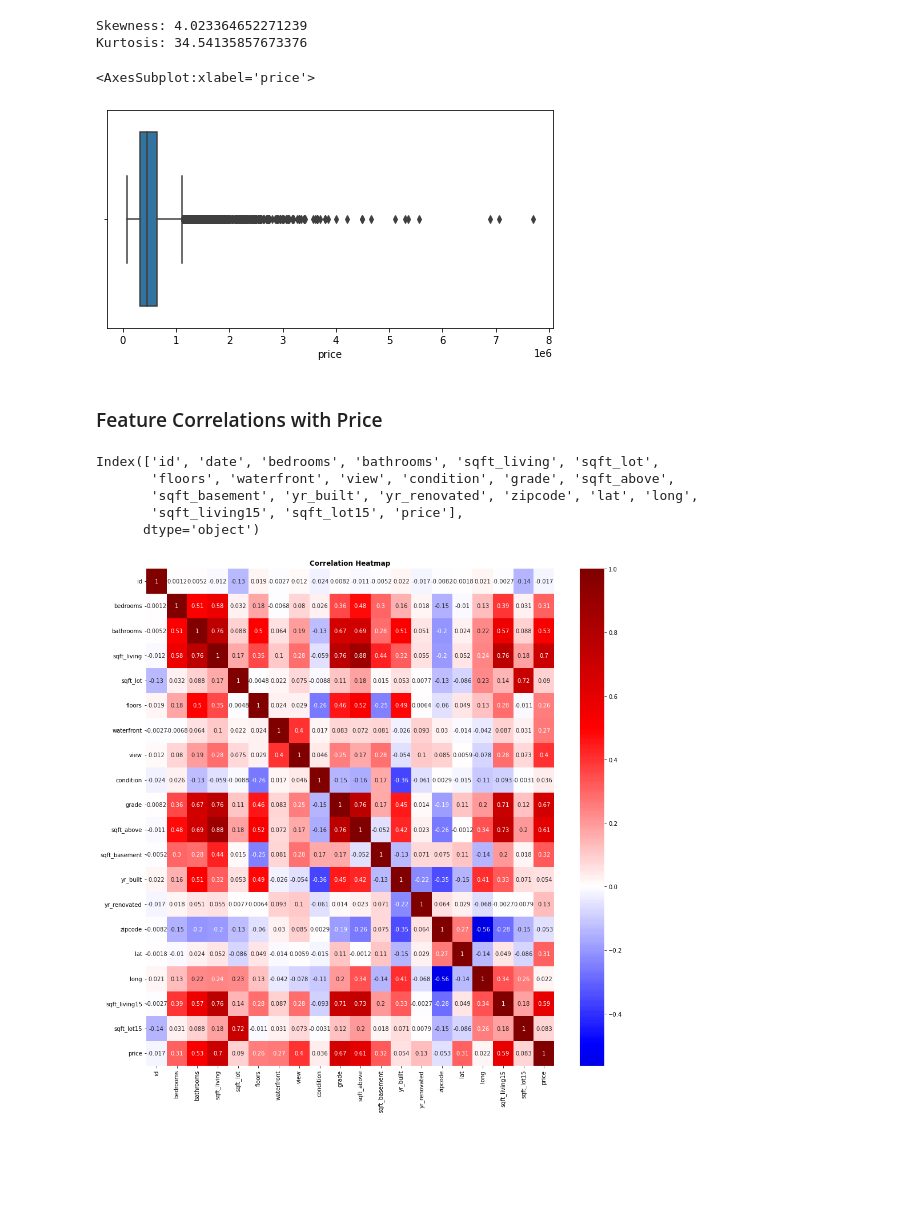
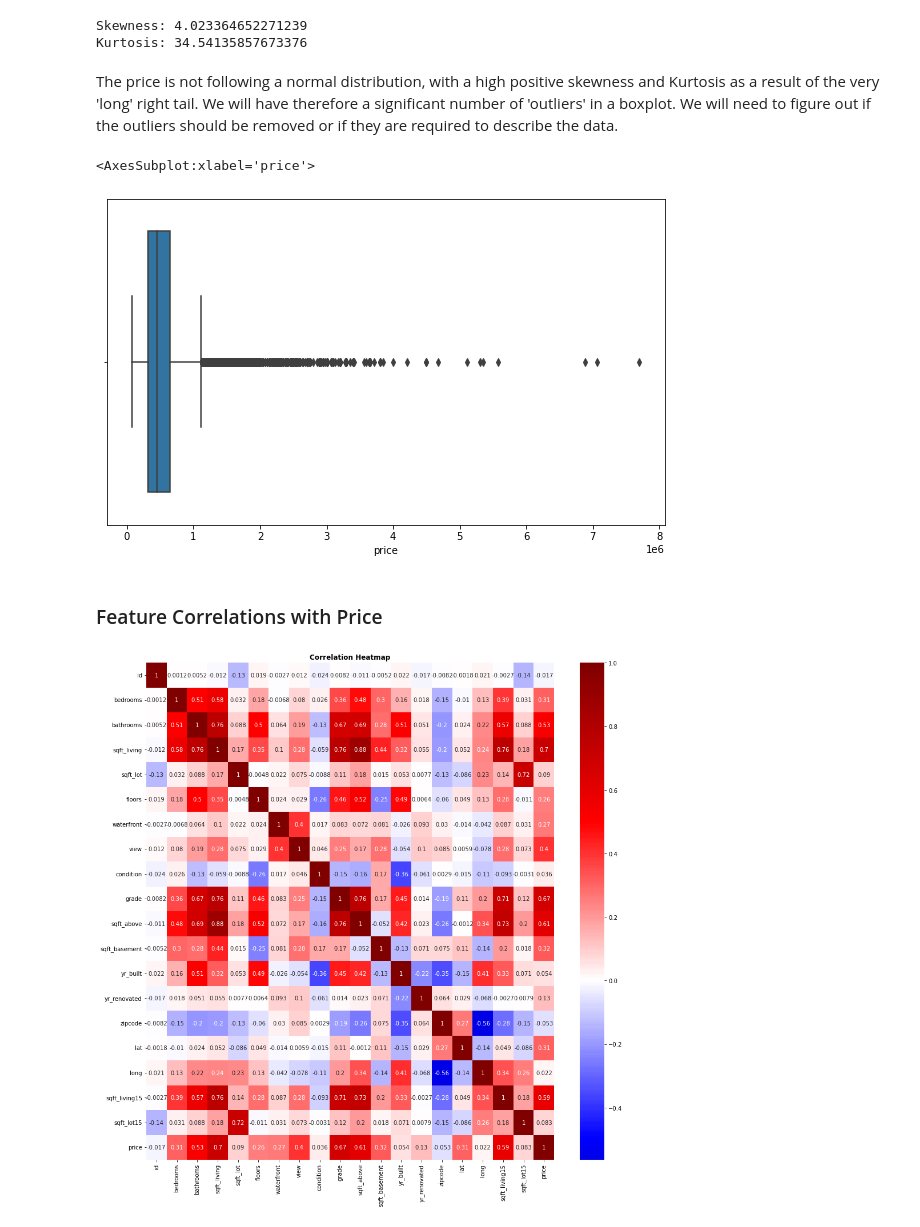
Before and after one commit to NHer0/Predictive_Modelling_House_Prices, a Jupyter notebook: House_Prices_Case_Study.ipynb, the cells around one changed output. Saved outputs shown, nothing was run; the diff lists cells and outputs as text; code cells hidden in the pictures; blank space fills up the shorter version.

```diff
--- a/House_Prices_Case_Study.ipynb
+++ b/House_Prices_Case_Study.ipynb
@@ -79,12 +80,12 @@ def standard_headings(df):
     Parameters
     ----------
     df : DataFrame
-        The DataFrame which headings will be standarized.
+        The DataFrame which headings will be standardized.
 
     Returns
     -------
     df : DataFrame
-        A DataFrame with standarized headings, i.e. lower case and " " replaced by "_".
+        A DataFrame with standardized headings, i.e. lower case and " " replaced by "_".
 
     """
 
@@ -521,3 +597,5 @@ dep_var = hp_df["price"]
+# %%
+price = hp_df["price"]
 # %% [markdown]
 ### Description and Distribution
 # %%
@@ -550,26 +628,20 @@ print(f"Kurtosis: {dep_var.kurt()}")
 # %% [output]
 Skewness: 4.023364652271239
 Kurtosis: 34.54135857673376
+# %% [markdown]
+The price is not following a normal distribution, with a high positive skewness and Kurtosis as a result of the very 'long' right tail. We will have therefore a significant number of 'outliers' in a boxplot. We will need to figure out if the outliers should be removed or if they are required to describe the data.
 # %%
 # Boxplot
 
 # create figure and axes
-fig, ax = plt.subplots(figsize = (8,4))
+fig, ax = plt.subplots(figsize = (10,6))
 
-sns.boxplot(dep_var)
+sns.boxplot(data=price, x=price)
 # %% [output]
 <AxesSubplot:xlabel='price'>
-[figure, old version]
+[figure, new version]
 # %% [markdown]
 ### Feature Correlations with Price
-# %%
-hp_df.columns
-# %% [output]
-Index(['id', 'date', 'bedrooms', 'bathrooms', 'sqft_living', 'sqft_lot',
-       'floors', 'waterfront', 'view', 'condition', 'grade', 'sqft_above',
-       'sqft_basement', 'yr_built', 'yr_renovated', 'zipcode', 'lat', 'long',
-       'sqft_living15', 'sqft_lot15', 'price'],
-      dtype='object')
 # %%
 my_correlation_heatmap(hp_df, figsize=(16,16))
 # %% [output]
```
Also changed, not shown: parts of 111 cells of this notebook.
